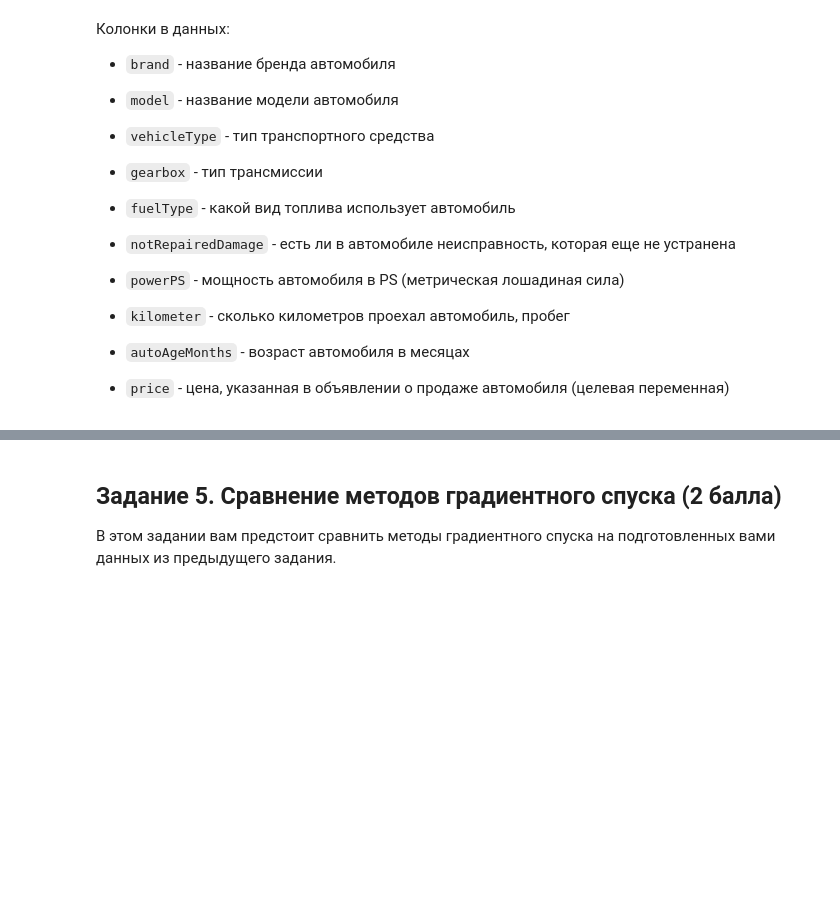
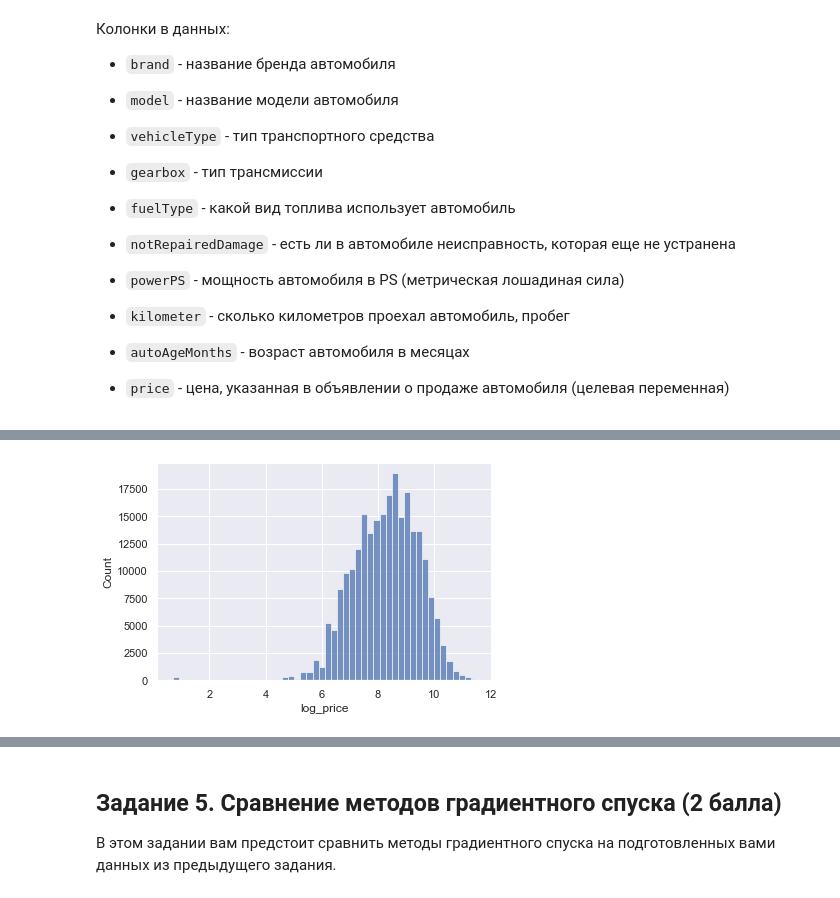
Before and after one commit to AndreyCh20/ml-course-hse-homeworks, a Jupyter notebook: 3/homework-practice-03-gd.ipynb, the cells around one changed output, grey strips where cells are left out. Saved outputs shown, nothing was run; the diff lists cells and outputs as text; code cells hidden in the pictures; blank space fills up the shorter version.

```diff
--- a/3/homework-practice-03-gd.ipynb
+++ b/3/homework-practice-03-gd.ipynb
@@ -367,0 +375,6 @@ other = ['','','','','','','']
+# %%
+# попробуем логарифмировать таргет
+data['log_price'] = np.log1p(data['price'])
+sns.histplot(data['log_price'], bins=50);
+# %% [output]
+[figure, added]
```
Also changed, not shown: parts of 22 cells of this notebook.
